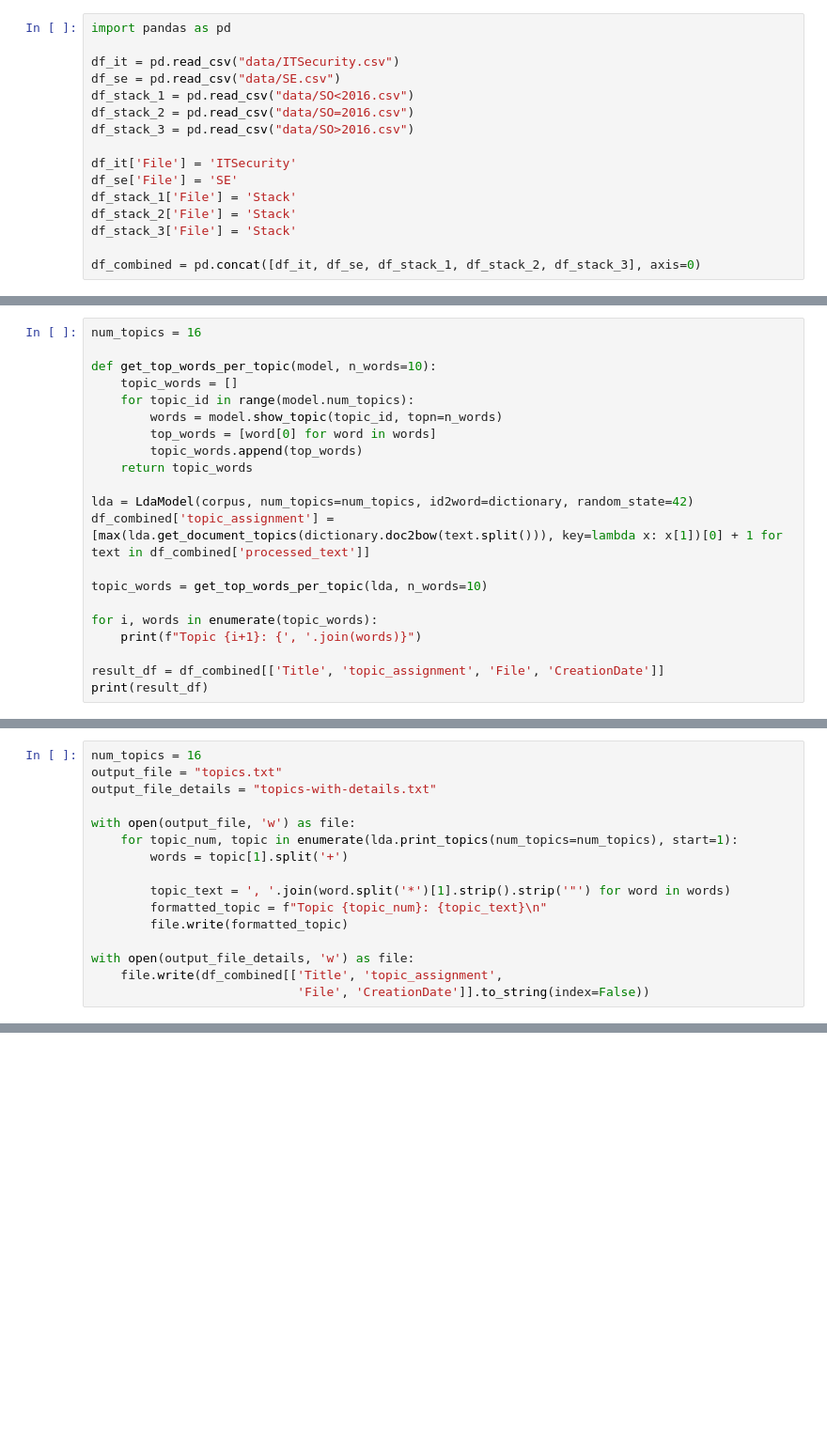
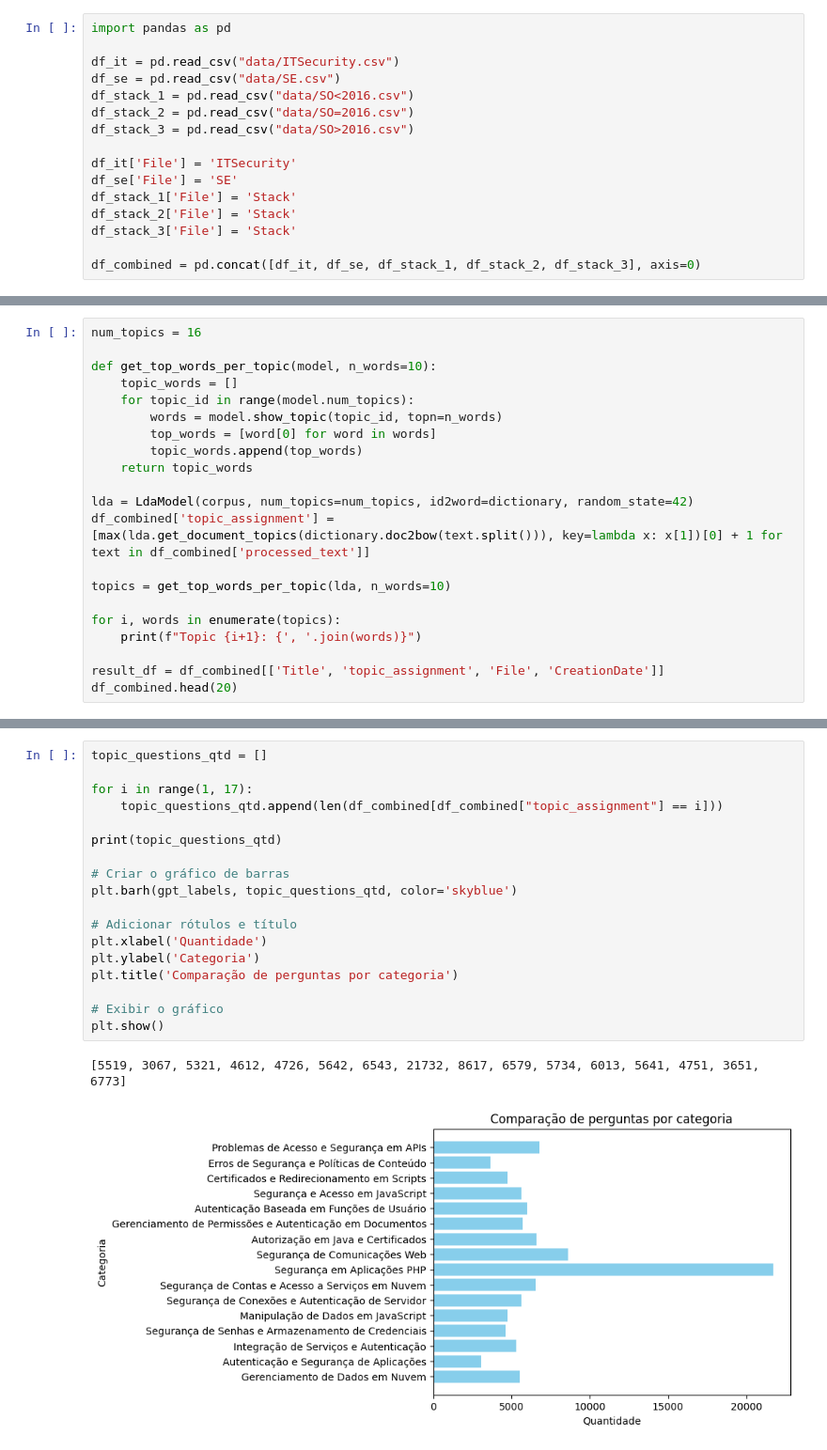
Before and after one commit to TCC-Emily-e-Vitor/Codigo-LDA, a Jupyter notebook: topics.ipynb, the cells around one changed output, grey strips where cells are left out. Shown at 94% size. Drawn from its saved outputs; the diff is of its cells as text; blank space fills up the shorter version.

```diff
--- a/topics.ipynb
+++ b/topics.ipynb
@@ -142,11 +138,11 @@ def get_top_words_per_topic(model, n_words=10):
 lda = LdaModel(corpus, num_topics=num_topics, id2word=dictionary, random_state=42)
 df_combined['topic_assignment'] = [max(lda.get_document_topics(dictionary.doc2bow(text.split())), key=lambda x: x[1])[0] + 1 for text in df_combined['processed_text']]
 
-topic_words = get_top_words_per_topic(lda, n_words=10)
+topics = get_top_words_per_topic(lda, n_words=10)
 
-for i, words in enumerate(topic_words):
+for i, words in enumerate(topics):
     print(f"Topic {i+1}: {', '.join(words)}")
 
 result_df = df_combined[['Title', 'topic_assignment', 'File', 'CreationDate']]
-print(result_df)
+df_combined.head(20)
 # %% [output]
@@ -170,16 +182,0 @@ Topic 12: way, rule, id, user, script, query, protect, best, admin, field
-# %%
-num_topics = 16
-output_file = "topics.txt"
-output_file_details = "topics-with-details.txt"
-
-with open(output_file, 'w') as file:
-    for topic_num, topic in enumerate(lda.print_topics(num_topics=num_topics), start=1):
-        words = topic[1].split('+')
-
-        topic_text = ', '.join(word.split('*')[1].strip().strip('"') for word in words)
-        formatted_topic = f"Topic {topic_num}: {topic_text}\n"
-        file.write(formatted_topic)
-
-with open(output_file_details, 'w') as file:
-    file.write(df_combined[['Title', 'topic_assignment',
-                            'File', 'CreationDate']].to_string(index=False))
@@ -217,0 +335,21 @@ plt.show()
+# %%
+topic_questions_qtd = []
+
+for i in range(1, 17):
+    topic_questions_qtd.append(len(df_combined[df_combined["topic_assignment"] == i]))
+
+print(topic_questions_qtd)
+
+# Criar o gráfico de barras
+plt.barh(gpt_labels, topic_questions_qtd, color='skyblue')
+
+# Adicionar rótulos e título
+plt.xlabel('Quantidade')
+plt.ylabel('Categoria')
+plt.title('Comparação de perguntas por categoria')
+
+# Exibir o gráfico
+plt.show()
+# %% [output]
+[5519, 3067, 5321, 4612, 4726, 5642, 6543, 21732, 8617, 6579, 5734, 6013, 5641, 4751, 3651, 6773]
+[figure, added]
```
Also changed, not shown: parts of 8 cells of this notebook, 11 other files.
